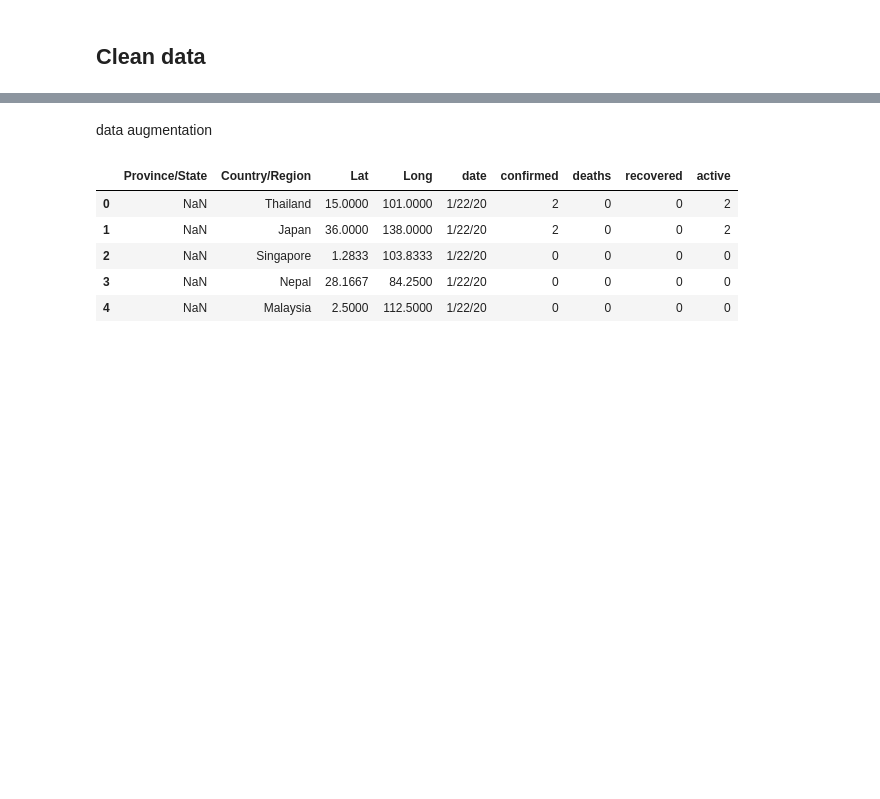
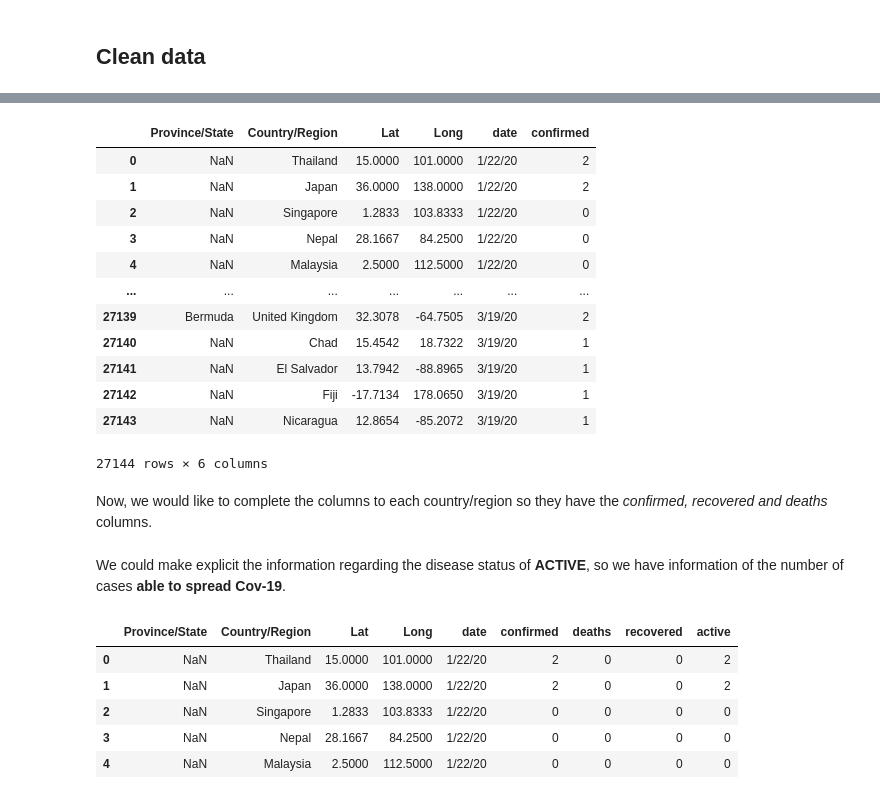
Before and after one commit to ivco19/countries, a Jupyter notebook: src/load_data.ipynb, the cells around one changed output, grey strips where cells are left out. Drawn from its saved outputs; the diff is of its cells as text; code cells hidden in the pictures; blank space fills up the shorter version.

```diff
--- a/src/load_data.ipynb
+++ b/src/load_data.ipynb
@@ -46,9 +71,27 @@ merge tables
+# %%
+covid_confirmed_long
+# %% [output]
+|  | Province/State | Country/Region | Lat | Long | date | confirmed |
+| 0 | NaN | Thailand | 15.0000 | 101.0000 | 1/22/20 | 2 |
+| 1 | NaN | Japan | 36.0000 | 138.0000 | 1/22/20 | 2 |
+| 2 | NaN | Singapore | 1.2833 | 103.8333 | 1/22/20 | 0 |
+| 3 | NaN | Nepal | 28.1667 | 84.2500 | 1/22/20 | 0 |
+| 4 | NaN | Malaysia | 2.5000 | 112.5000 | 1/22/20 | 0 |
+| ... | ... | ... | ... | ... | ... | ... |
+| 27139 | Bermuda | United Kingdom | 32.3078 | -64.7505 | 3/19/20 | 2 |
+| 27140 | NaN | Chad | 15.4542 | 18.7322 | 3/19/20 | 1 |
+| 27141 | NaN | El Salvador | 13.7942 | -88.8965 | 3/19/20 | 1 |
+| 27142 | NaN | Fiji | -17.7134 | 178.0650 | 3/19/20 | 1 |
+| 27143 | NaN | Nicaragua | 12.8654 | -85.2072 | 3/19/20 | 1 |
+27144 rows × 6 columns
+# %% [markdown]
+Now, we would like to complete the columns to each country/region so they have the _confirmed, recovered and deaths_ columns.
 # %%
 covid_df = covid_confirmed_long
 covid_df['deaths'] = covid_deaths_long['deaths']
 covid_df['recovered'] = covid_recovered_long['recovered']
-# %% [markdown]
-data augmentation
+# %% [markdown]
+We could make explicit the information regarding the disease status of **ACTIVE**, so we have information of the number of cases **able to spread Cov-19**.
 # %%
 covid_df['active'] = covid_df['confirmed'] - covid_df['deaths'] - covid_df['recovered']
 # %%
```
Also changed, not shown: parts of 16 cells of this notebook.
